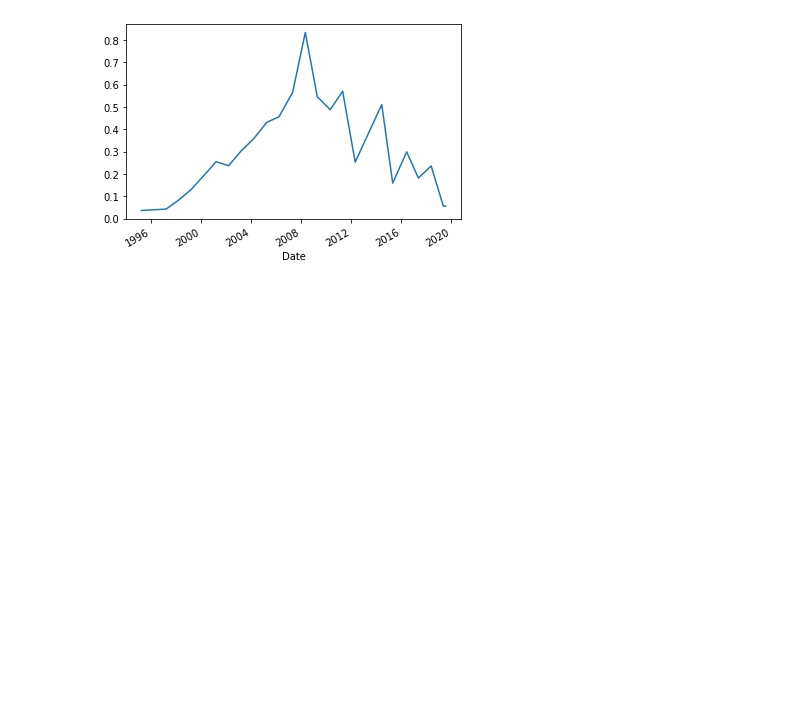
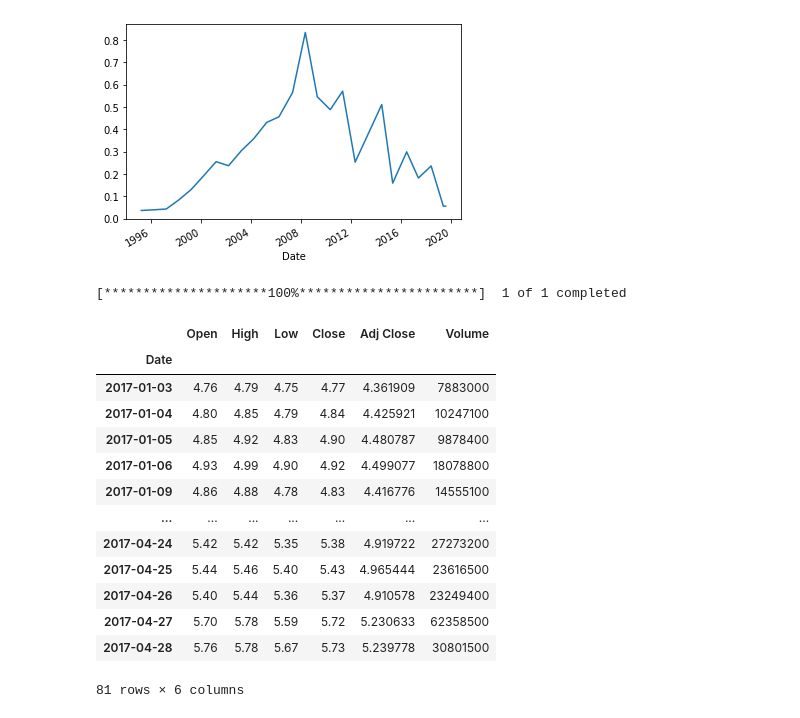
Before and after one commit to pauxru/Paul_Yahoo_Finance_Projects, a Jupyter notebook: Yahoo_finance.ipynb, the cells around one changed output. Saved outputs shown, nothing was run; the diff lists cells and outputs as text; code cells hidden in the pictures; blank space fills up the shorter version.

Commit message:
More features of the yfinance library are illustrated

```diff
--- a/Yahoo_finance.ipynb
+++ b/Yahoo_finance.ipynb
@@ -142,3 +253,29 @@ company.dividends.plot()
 # %% [output]
 <matplotlib.axes._subplots.AxesSubplot at 0x...>
 [figure]
+# %%
+# Using the pandas_datareader library
+from pandas_datareader import data as pdr
+
+import yfinance as yf
+yf.pdr_override() # <== that's all it takes :-)
+
+# download dataframe
+data = pdr.get_data_yahoo(company_code, start="2017-01-01", end="2017-04-30")
+data
+# %% [output]
+[*********************100%***********************]  1 of 1 completed
+|  | Open | High | Low | Close | Adj Close | Volume |
+| Date |  |  |  |  |  |  |
+| 2017-01-03 | 4.76 | 4.79 | 4.75 | 4.77 | 4.361909 | 7883000 |
+| 2017-01-04 | 4.80 | 4.85 | 4.79 | 4.84 | 4.425921 | 10247100 |
+| 2017-01-05 | 4.85 | 4.92 | 4.83 | 4.90 | 4.480787 | 9878400 |
+| 2017-01-06 | 4.93 | 4.99 | 4.90 | 4.92 | 4.499077 | 18078800 |
+| 2017-01-09 | 4.86 | 4.88 | 4.78 | 4.83 | 4.416776 | 14555100 |
+| ... | ... | ... | ... | ... | ... | ... |
+| 2017-04-24 | 5.42 | 5.42 | 5.35 | 5.38 | 4.919722 | 27273200 |
+| 2017-04-25 | 5.44 | 5.46 | 5.40 | 5.43 | 4.965444 | 23616500 |
+| 2017-04-26 | 5.40 | 5.44 | 5.36 | 5.37 | 4.910578 | 23249400 |
+| 2017-04-27 | 5.70 | 5.78 | 5.59 | 5.72 | 5.230633 | 62358500 |
+| 2017-04-28 | 5.76 | 5.78 | 5.67 | 5.73 | 5.239778 | 30801500 |
+81 rows × 6 columns
```
Also changed, not shown: parts of 18 cells of this notebook.
